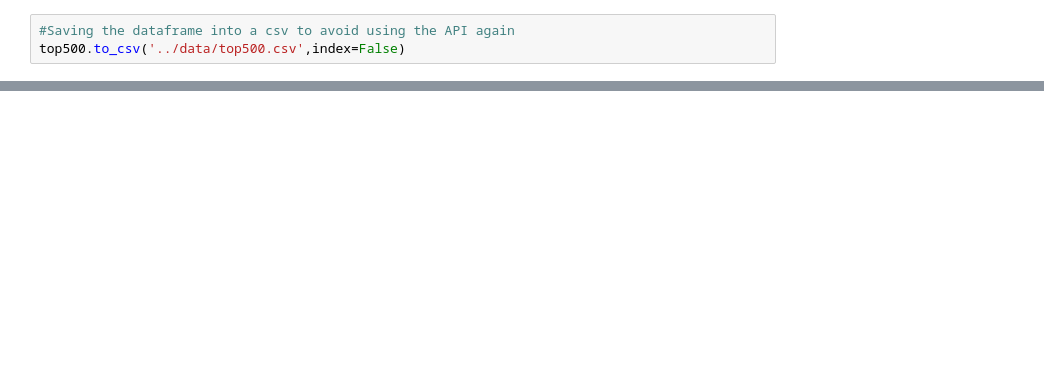
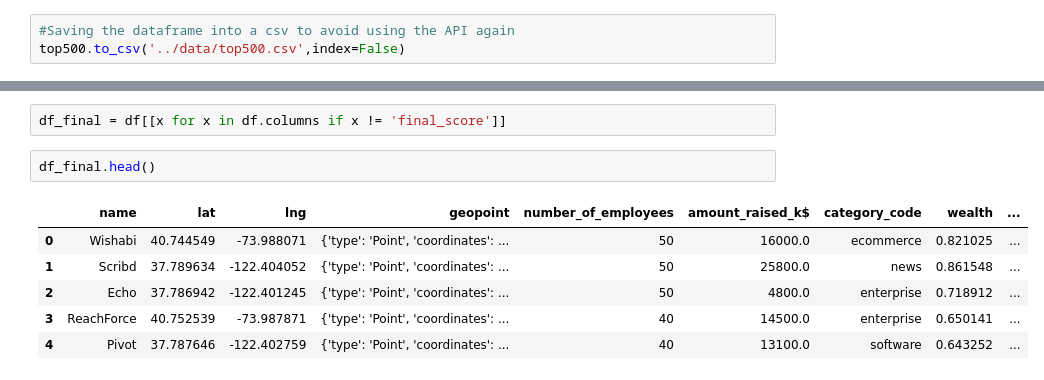
Before and after one commit to aiborra11/Geoquery-project, a Jupyter notebook: My-code/Geo.ipynb, the cells around one changed output, grey strips where cells are left out. Saved outputs shown, nothing was run; the diff lists cells and outputs as text; blank space fills up the shorter version.

```diff
--- a/My-code/Geo.ipynb
+++ b/My-code/Geo.ipynb
@@ -223,0 +211,11 @@ top500.to_csv('../data/top500.csv',index=False)
+# %%
+df_final = df[[x for x in df.columns if x != 'final_score']]
+# %%
+df_final.head()
+# %% [output]
+|  | name | lat | lng | geopoint | number_of_employees | amount_raised_k$ | category_code | wealth | ... |
+| 0 | Wishabi | 40.744549 | -73.988071 | {'type': 'Point', 'coordinates': ... | 50 | 16000.0 | ecommerce | 0.821025 | ... |
+| 1 | Scribd | 37.789634 | -122.404052 | {'type': 'Point', 'coordinates': ... | 50 | 25800.0 | news | 0.861548 | ... |
+| 2 | Echo | 37.786942 | -122.401245 | {'type': 'Point', 'coordinates': ... | 50 | 4800.0 | enterprise | 0.718912 | ... |
+| 3 | ReachForce | 40.752539 | -73.987871 | {'type': 'Point', 'coordinates': ... | 40 | 14500.0 | enterprise | 0.650141 | ... |
+| 4 | Pivot | 37.787646 | -122.402759 | {'type': 'Point', 'coordinates': ... | 40 | 13100.0 | software | 0.643252 | ... |
```
Also changed, not shown: parts of 12 cells of this notebook.
